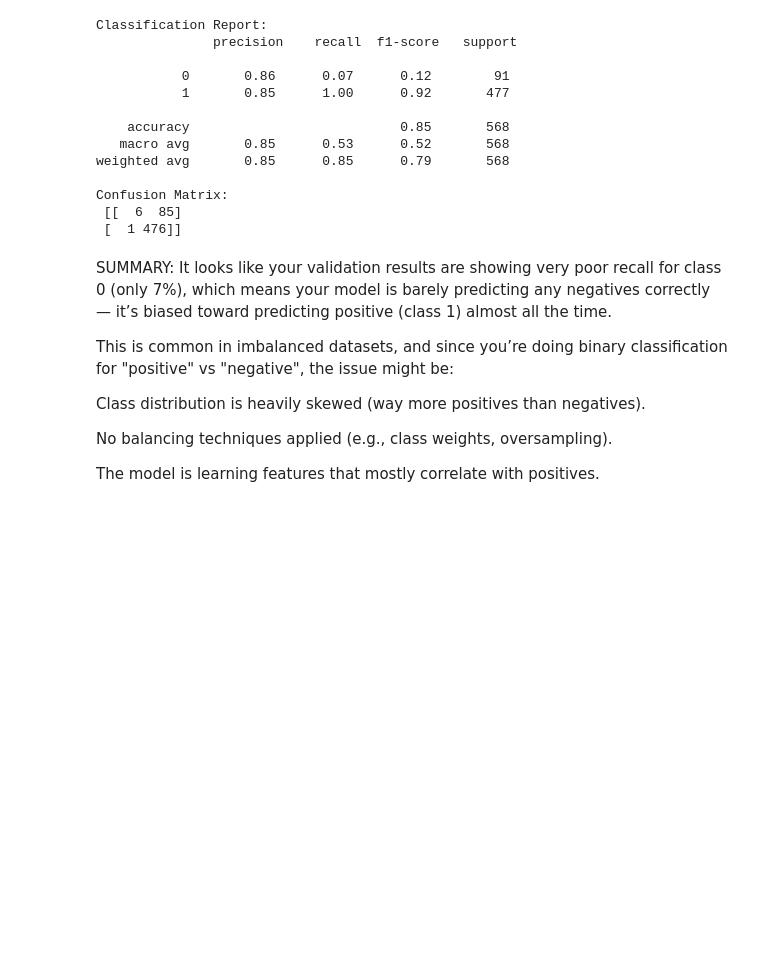
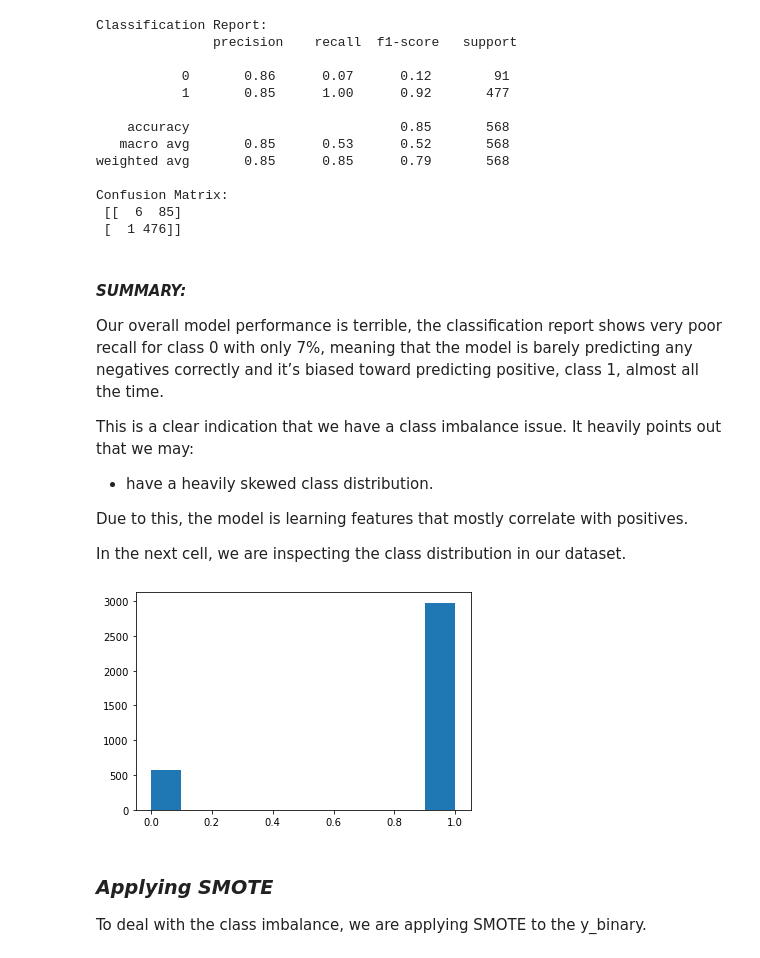
Before and after one commit to WamuyuGitz/Twitter-sentiment-analysis-of-apple-and-Google-products, a Jupyter notebook: notebooks/exploratory/binary-classification.ipynb, the cells around one changed output. Cells and saved outputs as stored; diff of their text form; code cells hidden in the pictures; blank space fills up the shorter version.

```diff
--- a/notebooks/exploratory/binary-classification.ipynb
+++ b/notebooks/exploratory/binary-classification.ipynb
@@ -124,16 +139,22 @@ Confusion Matrix:
  [[  6  85]
  [  1 476]]
 # %% [markdown]
+#### *SUMMARY:*
+Our overall model performance is terrible, the classification report shows very poor recall for class 0 with only 7%, meaning that the model is barely predicting any negatives correctly and it’s biased toward predicting positive, class 1, almost all the time.
 
-SUMMARY:
-It looks like your validation results are showing very poor recall for class 0 (only 7%), which means your model is barely predicting any negatives correctly — it’s biased toward predicting positive (class 1) almost all the time.
+This is a clear indication that we have a class imbalance issue. It heavily points out that we may:
+- have a heavily skewed class distribution.
 
-This is common in imbalanced datasets, and since you’re doing binary classification for "positive" vs "negative", the issue might be:
+Due to this, the model is learning features that mostly correlate with positives.
 
-Class distribution is heavily skewed (way more positives than negatives).
-
-No balancing techniques applied (e.g., class weights, oversampling).
-
-The model is learning features that mostly correlate with positives.
+In the next cell, we are inspecting the class distribution in our dataset.
+# %%
+# Inspect class distribution
+plt.hist(y_binary);
+# %% [output]
+[figure, added]
+# %% [markdown]
+### *Applying SMOTE*
+To deal with the class imbalance, we are applying SMOTE to the y_binary.
 # %%
 # Define pipeline
```
Also changed, not shown: parts of 10 cells of this notebook.
